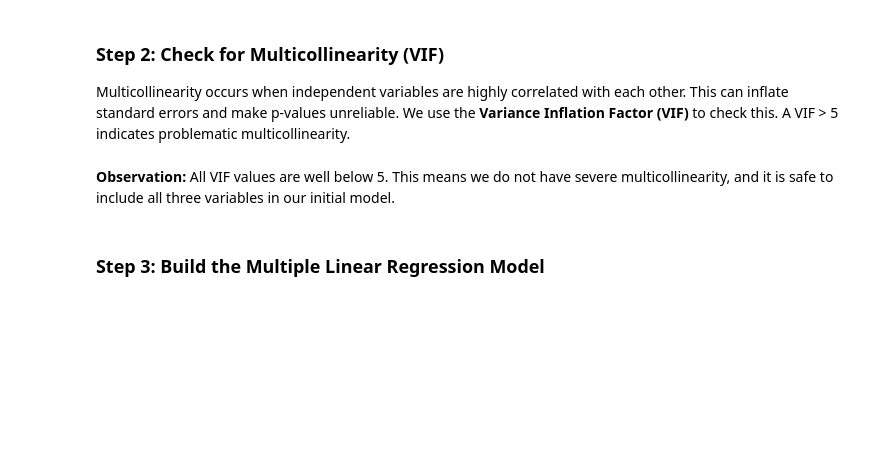
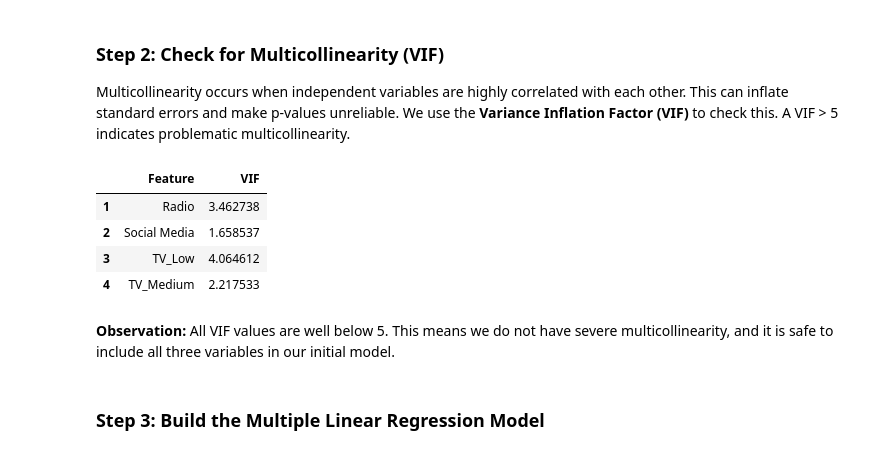
Before and after one commit to Bienbaz/3MTT-Projects, a Jupyter notebook: Multiple_Regression_Marketing_Analysis.ipynb, the cells around one changed output. Saved outputs shown, nothing was run; the diff lists cells and outputs as text; code cells hidden in the pictures; blank space fills up the shorter version.

```diff
--- a/Multiple_Regression_Marketing_Analysis.ipynb
+++ b/Multiple_Regression_Marketing_Analysis.ipynb
@@ -44,16 +89,29 @@ plt.show()
 ### Step 2: Check for Multicollinearity (VIF)
 Multicollinearity occurs when independent variables are highly correlated with each other. This can inflate standard errors and make p-values unreliable. We use the **Variance Inflation Factor (VIF)** to check this. A VIF > 5 indicates problematic multicollinearity.
 # %%
+import statsmodels.api as sm # Import statsmodels.api
+from statsmodels.stats.outliers_influence import variance_inflation_factor # Import variance_inflation_factor
+
 # Define the features we want to check
-X = df[['TV', 'Radio', 'Social_Media']]
-X_with_constant = sm.add_constant(X) # VIF requires a constant term
+X = df[['TV', 'Radio', 'Social Media']]
+
+# One-hot encode the 'TV' column, dropping the first category to avoid multicollinearity from the encoding itself
+X_encoded = pd.get_dummies(X, columns=['TV'], drop_first=True, dtype=int)
+
+X_with_constant = sm.add_constant(X_encoded) # VIF requires a constant term
 
 # Calculate VIF for each feature
 vif_data = pd.DataFrame()
 vif_data["Feature"] = X_with_constant.columns
 vif_data["VIF"] = [variance_inflation_factor(X_with_constant.values, i) for i in range(X_with_constant.shape[1])]
 
 display(vif_data[vif_data['Feature'] != 'const'])
+# %% [output]
+|  | Feature | VIF |
+| 1 | Radio | 3.462738 |
+| 2 | Social Media | 1.658537 |
+| 3 | TV_Low | 4.064612 |
+| 4 | TV_Medium | 2.217533 |
 # %% [markdown]
 **Observation:** All VIF values are well below 5. This means we do not have severe multicollinearity, and it is safe to include all three variables in our initial model.
 # %% [markdown]
```
Also changed, not shown: parts of 8 cells of this notebook.
